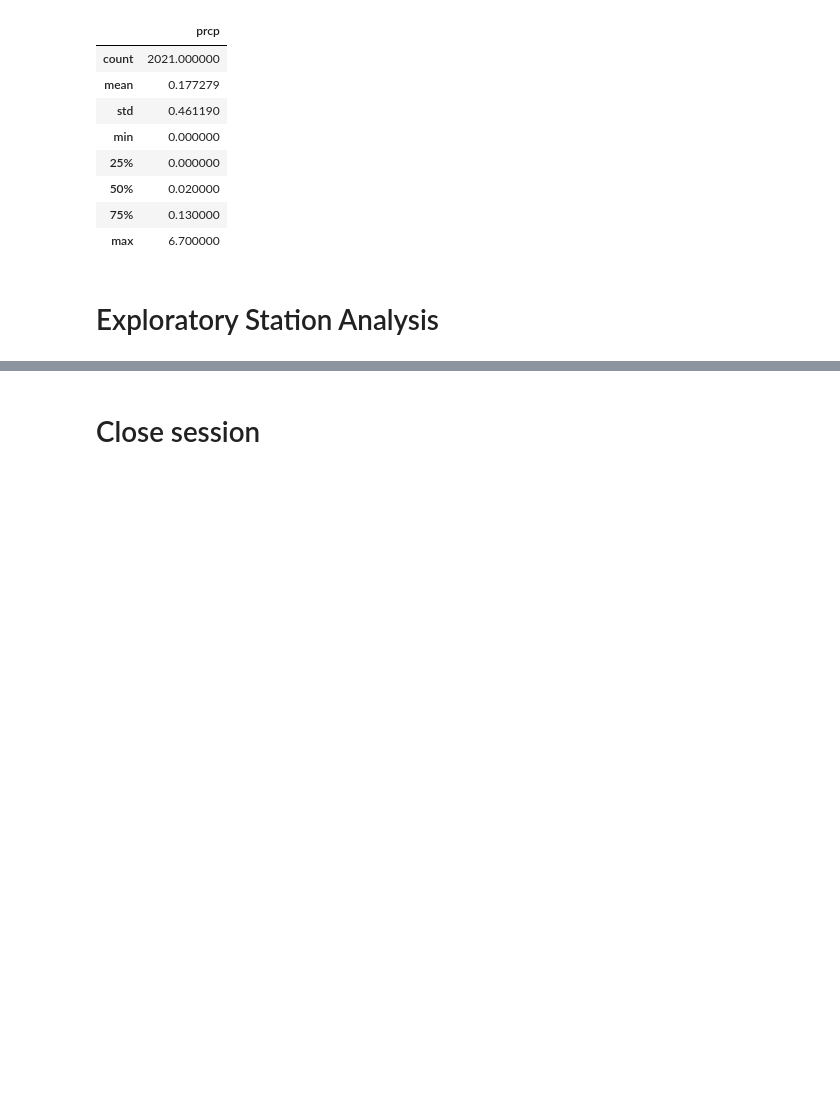
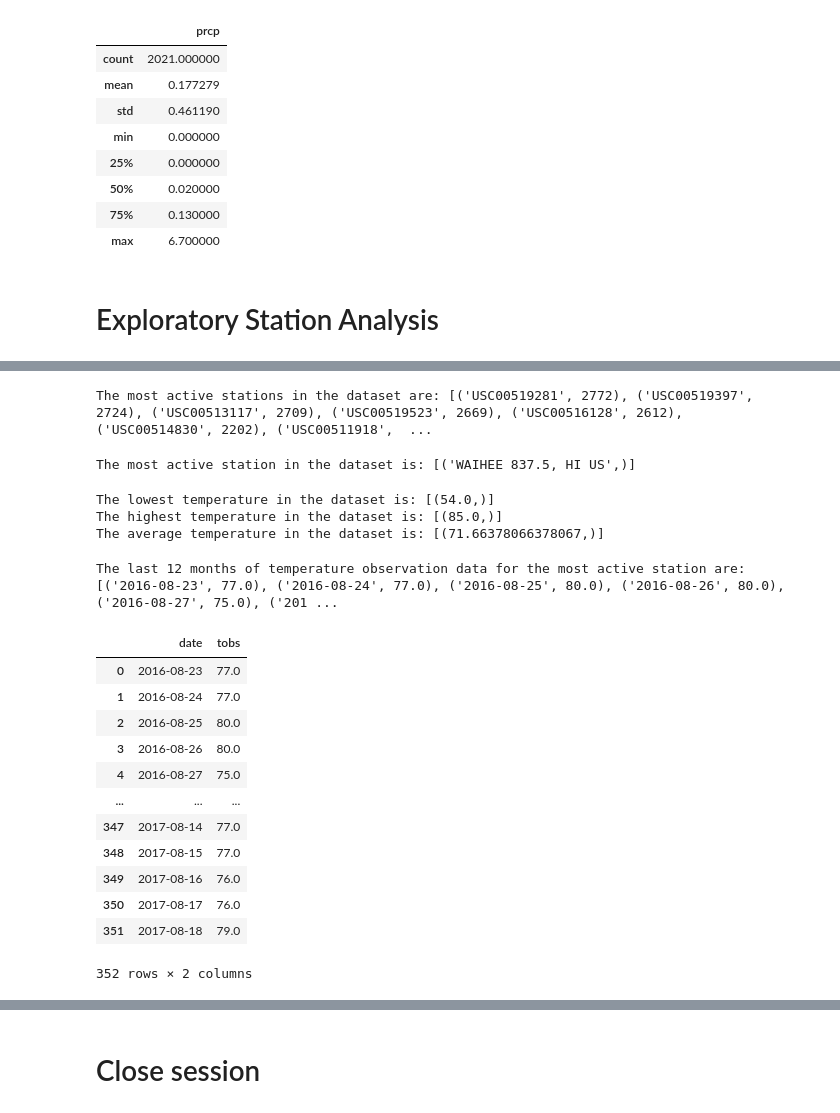
Before and after one commit to vasantap/sqlalchemy-challenge, a Jupyter notebook: climate_starter.ipynb, the cells around one changed output, grey strips where cells are left out. Cells and saved outputs as stored; diff of their text form; code cells hidden in the pictures; blank space fills up the shorter version.

```diff
--- a/climate_starter.ipynb
+++ b/climate_starter.ipynb
@@ -131,3 +135,10 @@ precip_data.describe()
 # %%
 # Design a query to find the most active stations (i.e. what stations have the most rows?)
 # List the stations and the counts in descending order.
+active_station_counts = session.query(Measurement.station, func.count(Measurement.id)).\
+                                group_by(Measurement.station).\
+                                order_by(func.count(Measurement.id).desc()).all()
+
+print(f"The most active stations in the dataset are: {active_station_counts},")
+# %% [output]
+The most active stations in the dataset are: [('USC00519281', 2772), ('USC00519397', 2724), ('USC00513117', 2709), ('USC00519523', 2669), ('USC00516128', 2612), ('USC00514830', 2202), ('USC00511918',  ...
@@ -136,3 +145,46 @@ precip_data.describe()
+# %%
+# Name of most of active station
+most_active_station_name = session.query(Station.name).filter(Station.station == active_station_counts[0][0]).all()
+print(f"The most active station name in the dataset is: {most_active_station_name}")
+# %% [output]
+The most active station in the dataset is: [('WAIHEE 837.5, HI US',)]
+# %%
+# Using the most active station id from the previous query, calculate the lowest, highest, and average temperature.
+lowest_temp = session.query(func.min(Measurement.tobs)).filter(Measurement.station == active_station_counts[0][0]).all()
+print(f"The lowest temperature in the dataset is: {lowest_temp}")
+highest_temp = session.query(func.max(Measurement.tobs)).filter(Measurement.station == active_station_counts[0][0]).all()
+print(f"The highest temperature in the dataset is: {highest_temp}")
+# Calculate the average temperature by passing the id of the station from the previous query
+average_temp = session.query(func.avg(Measurement.tobs)).filter(Measurement.station == 'USC00519281').all()
+print(f"The average temperature in the dataset is: {average_temp}")
+# %% [output]
+The lowest temperature in the dataset is: [(54.0,)]
+The highest temperature in the dataset is: [(85.0,)]
+The average temperature in the dataset is: [(71.66378066378067,)]
+# %%
+# Using the most active station id Query the last 12 months of temperature observation data for this station
+# (i.e. the last 12 months of temperature observation data for the most active station)
+active_station_temps = session.query(Measurement.date, Measurement.tobs).order_by(Measurement.date).\
+                                filter(Measurement.station == 'USC00519281').\
+                                filter(Measurement.date >= year_ago).all()
+print(f"The last 12 months of temperature observation data for the most active station are: {active_station_temps}")
+# %% [output]
+The last 12 months of temperature observation data for the most active station are: [('2016-08-23', 77.0), ('2016-08-24', 77.0), ('2016-08-25', 80.0), ('2016-08-26', 80.0), ('2016-08-27', 75.0), ('201 ...
 # %%
-# Using the most active station id
 # Query the last 12 months of temperature observation data for this station and plot the results as a histogram
+active_station_df = pd.DataFrame(active_station_temps, columns=['date', 'tobs'])
+active_station_df
+# %% [output]
+|  | date | tobs |
+| 0 | 2016-08-23 | 77.0 |
+| 1 | 2016-08-24 | 77.0 |
+| 2 | 2016-08-25 | 80.0 |
+| 3 | 2016-08-26 | 80.0 |
+| 4 | 2016-08-27 | 75.0 |
+| ... | ... | ... |
+| 347 | 2017-08-14 | 77.0 |
+| 348 | 2017-08-15 | 77.0 |
+| 349 | 2017-08-16 | 76.0 |
+| 350 | 2017-08-17 | 76.0 |
+| 351 | 2017-08-18 | 79.0 |
+352 rows × 2 columns
```
Also changed, not shown: parts of 3 cells of this notebook.
